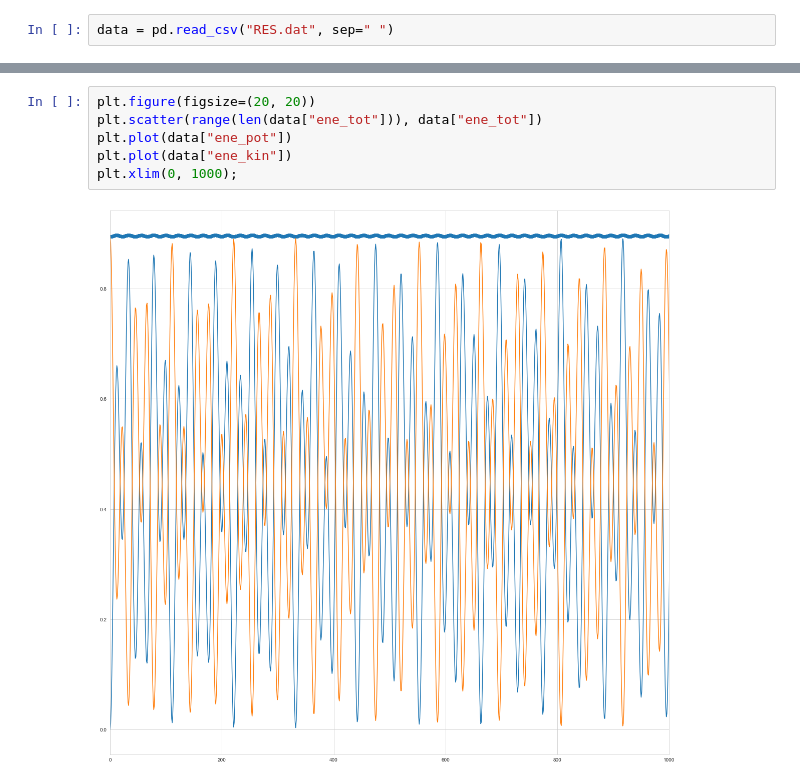
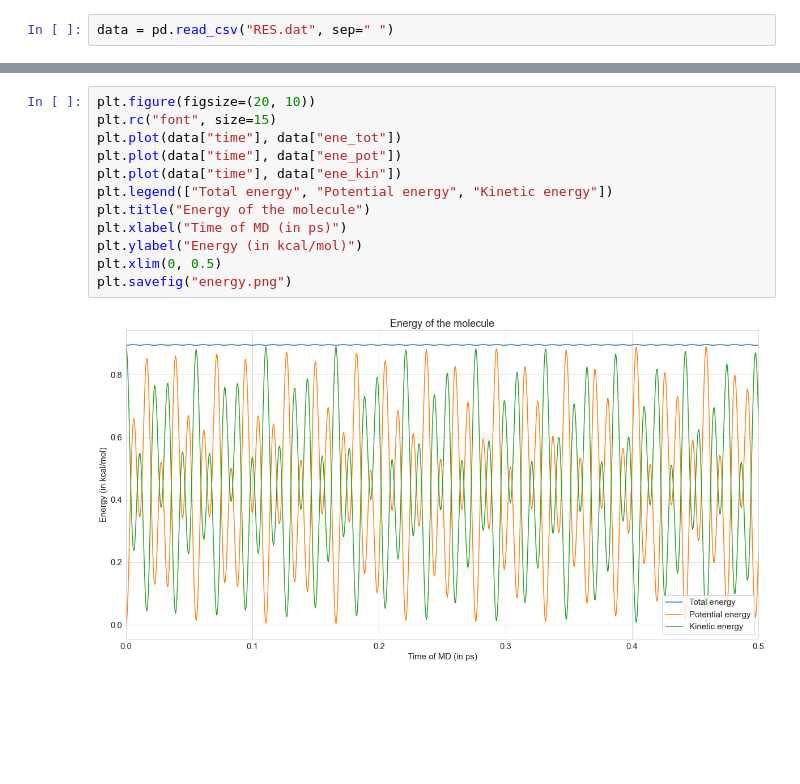
Before and after one commit to w2994a/molecular_dynamics_project, a Jupyter notebook: notebook_test.ipynb, the cells around one changed output, grey strips where cells are left out. Cells and saved outputs as stored; diff of their text form; blank space fills up the shorter version.

Commit message:
Add generation graph of MD results

```diff
--- a/notebook_test.ipynb
+++ b/notebook_test.ipynb
@@ -29,10 +29,16 @@ data.head()
 | 3 | 3 | 0.0015 | 1.236698 | 0.621816 | 1.381815 | 0.098677 | 0.796011 | 0.894688 | 4.255282 | 4.517113 | 4.110099 | ... |
 | 4 | 4 | 0.0020 | 1.238776 | 0.624068 | 1.383797 | 0.168045 | 0.726954 | 0.894999 | 4.028033 | 4.486939 | 3.773644 | ... |
 # %%
-plt.figure(figsize=(20, 20))
-plt.scatter(range(len(data["ene_tot"])), data["ene_tot"])
-plt.plot(data["ene_pot"])
-plt.plot(data["ene_kin"])
-plt.xlim(0, 1000);
+plt.figure(figsize=(20, 10))
+plt.rc("font", size=15)
+plt.plot(data["time"], data["ene_tot"])
+plt.plot(data["time"], data["ene_pot"])
+plt.plot(data["time"], data["ene_kin"])
+plt.legend(["Total energy", "Potential energy", "Kinetic energy"])
+plt.title("Energy of the molecule")
+plt.xlabel("Time of MD (in ps)")
+plt.ylabel("Energy (in kcal/mol)")
+plt.xlim(0, 0.5)
+plt.savefig("energy.png")
 # %% [output]
-[figure, old version]
+[figure, new version]
```
Also changed, not shown: parts of 7 cells of this notebook, 1 other file.
